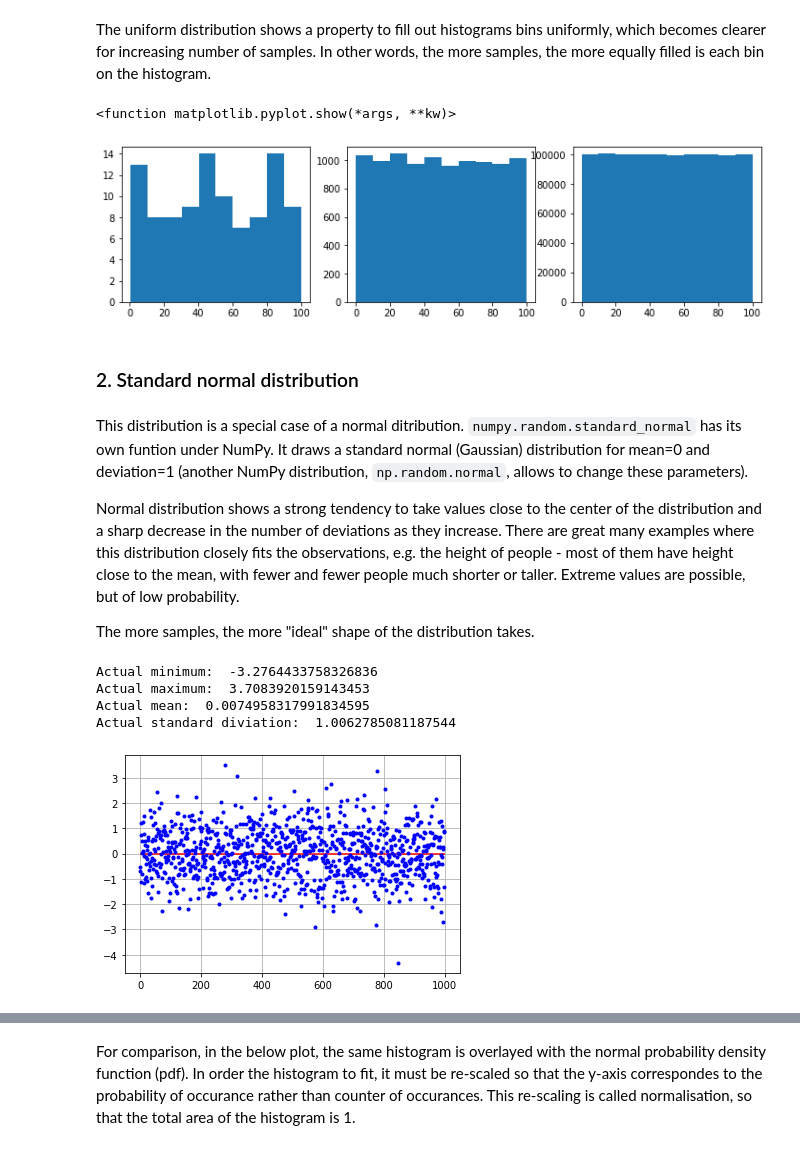
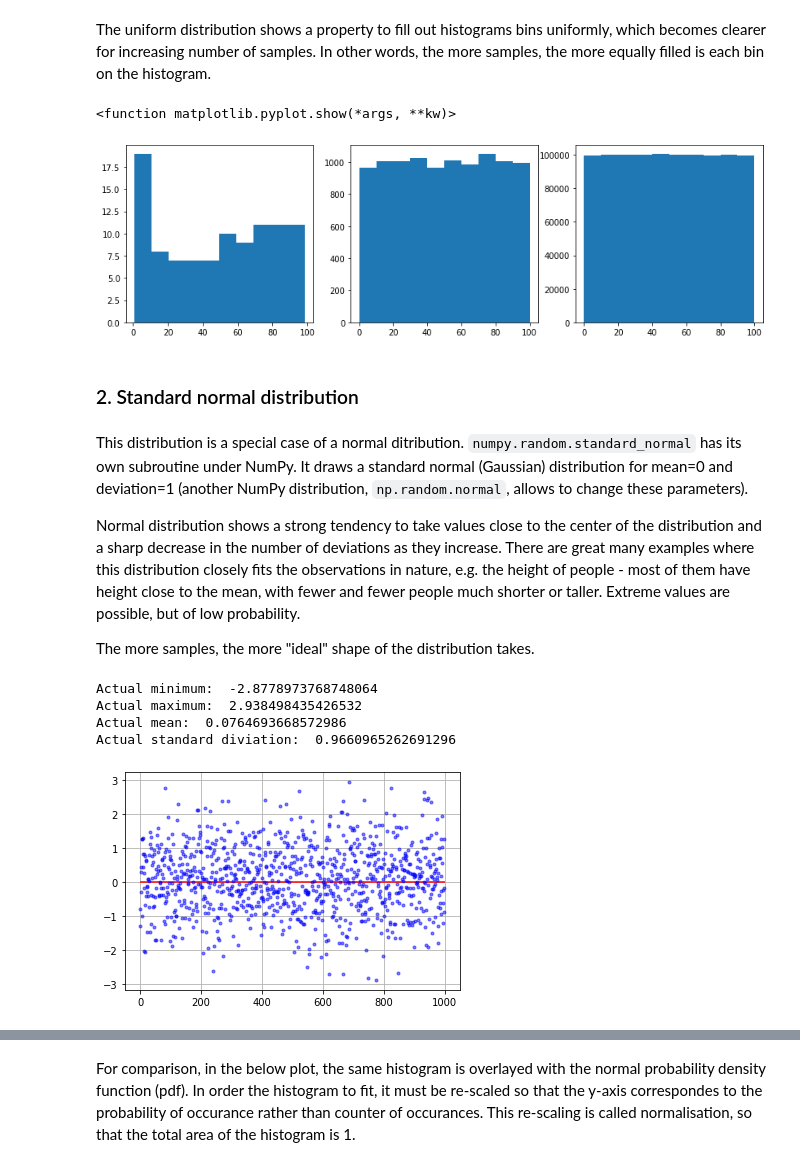
Before and after one commit to andkoc001/fun-with-numpy-random, a Jupyter notebook: exploring-random-numpy.ipynb, the cells around one changed output, grey strips where cells are left out. Saved outputs shown, nothing was run; the diff lists cells and outputs as text; code cells hidden in the pictures.

```diff
--- a/exploring-random-numpy.ipynb
+++ b/exploring-random-numpy.ipynb
@@ -221,27 +222,27 @@ plt.grid()
 # %% [markdown]
 The uniform distribution shows a property to fill out histograms bins uniformly, which becomes clearer for increasing number of samples. In other words, the more samples, the more equally filled is each bin on the histogram.
 # %%
-
+plt.figure(figsize=(14,4))
 
 plt.subplot(1, 3, 1)
 plt.hist(np.random.uniform(0,100, size=10**2)) # 100 samples
 
 plt.subplot(1, 3, 2)
 plt.hist(np.random.uniform(0,100, size=10**4)) # 10000 samples
 
 plt.subplot(1, 3, 3)
 plt.hist(np.random.uniform(0,100, size=10**6)) # 1000000 samples
 
 plt.show # this command will hide away numeral values of the output - for clarity
 # %% [output]
 <function matplotlib.pyplot.show(*args, **kw)>
-[figure, old version]
+[figure, new version]
 # %% [markdown]
 ### 2. Standard normal distribution
 # %% [markdown]
-This distribution is a special case of a normal ditribution. `numpy.random.standard_normal` has its own funtion under NumPy. It draws a standard normal (Gaussian) distribution for mean=0 and deviation=1 (another NumPy distribution, `np.random.normal`, allows to change these parameters).
+This distribution is a special case of a normal ditribution. `numpy.random.standard_normal` has its own subroutine under NumPy. It draws a standard normal (Gaussian) distribution for mean=0 and deviation=1 (another NumPy distribution, `np.random.normal`, allows to change these parameters).
 
-Normal distribution shows a strong tendency to take values close to the center of the distribution and a sharp decrease in the number of deviations as they increase. There are great many examples where this distribution closely fits the observations, e.g. the height of people - most of them have height close to the mean, with fewer and fewer people much shorter or taller. Extreme values are possible, but of low probability.
+Normal distribution shows a strong tendency to take values close to the center of the distribution and a sharp decrease in the number of deviations as they increase. There are great many examples where this distribution closely fits the observations in nature, e.g. the height of people - most of them have height close to the mean, with fewer and fewer people much shorter or taller. Extreme values are possible, but of low probability.
 
 The more samples, the more "ideal" shape of the distribution takes.
 # %%
@@ -249,19 +250,19 @@ std_normal = np.random.standard_normal(size=1000) # standard normal distribution
 
 plt.hlines(0,0,1000, colors='r') # baseline
 plt.grid()
-plt.plot(std_normal, 'b.')
+plt.plot(std_normal, 'b.', alpha=.5)
 
 # for reference, actual distribution parameters from the generated set
-print("Actual minimum: ", np.min(a))
-print("Actual maximum: ", np.max(a))
-print("Actual mean: ", np.mean(a))
-print("Actual standard diviation: ", np.std(a))
+print("Actual minimum: ", np.min(std_normal))
+print("Actual maximum: ", np.max(std_normal))
+print("Actual mean: ", np.mean(std_normal))
+print("Actual standard diviation: ", np.std(std_normal))
 # %% [output]
-Actual minimum:  -3.2764433758326836
-Actual maximum:  3.7083920159143453
-Actual mean:  0.0074958317991834595
-Actual standard diviation:  1.0062785081187544
+Actual minimum:  -2.8778973768748064
+Actual maximum:  2.938498435426532
+Actual mean:  0.0764693668572986
+Actual standard diviation:  0.9660965262691296
-[figure, old version]
+[figure, new version]
 # %%
 plt.hist(std_normal, bins=40)
 plt.show # this command will hide away numeral values of the output - for clarity
```
Also changed, not shown: parts of 30 cells of this notebook.
